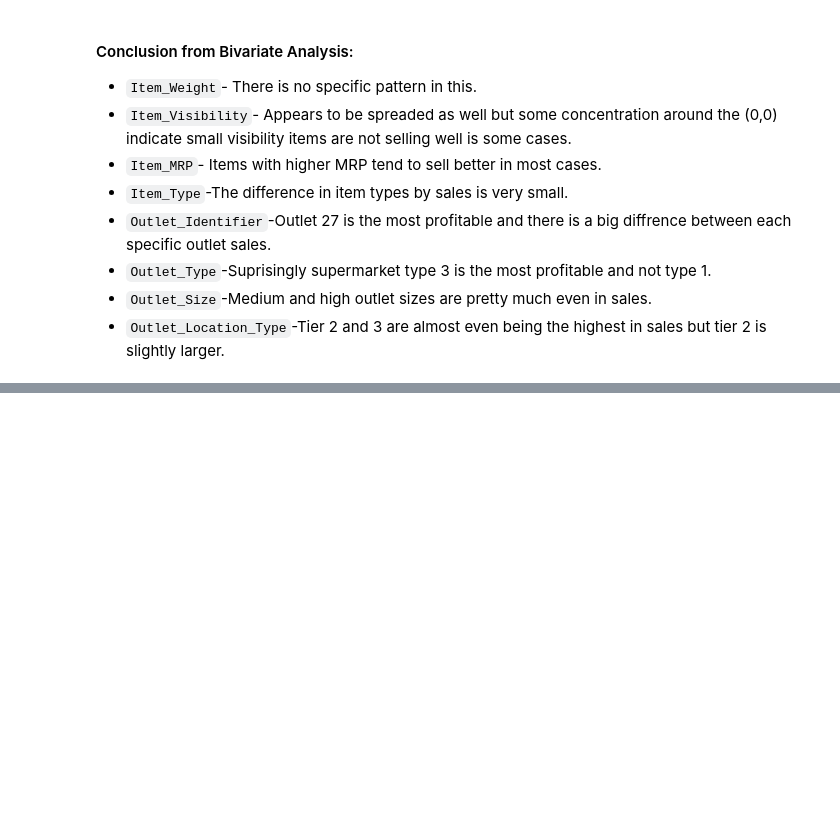
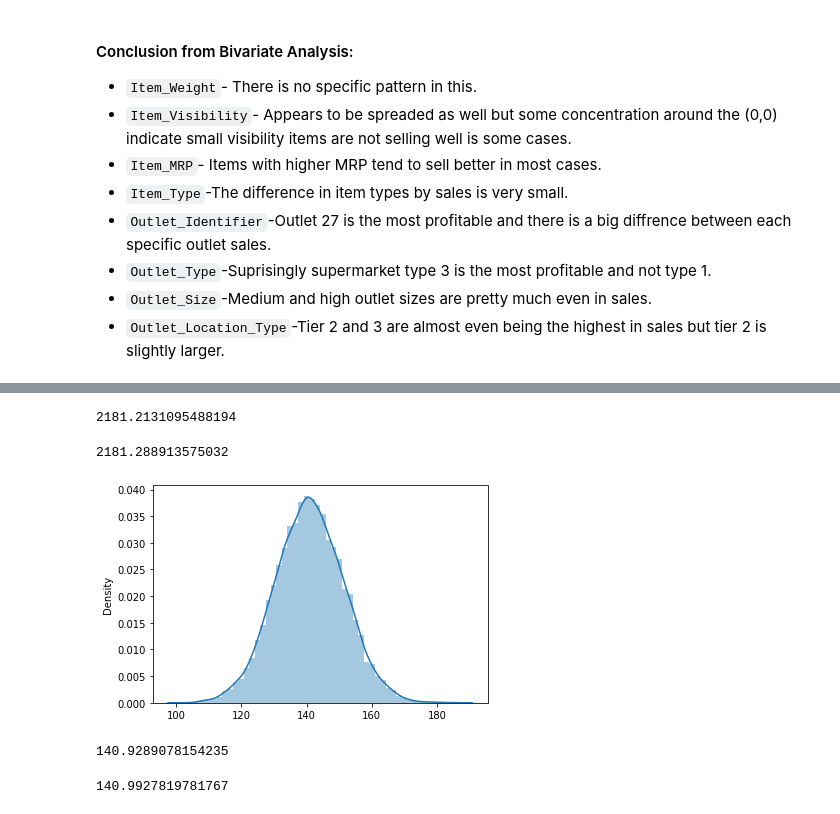
Before and after one commit to RaqeebShaikh12/EDA-BIG-MART-SALES, a Jupyter notebook: EDA_END_TERM_BIG_MART_SALES_(2).ipynb, the cells around one changed output, grey strips where cells are left out. Cells and saved outputs as stored; diff of their text form; code cells hidden in the pictures; blank space fills up the shorter version.

```diff
--- a/EDA_END_TERM_BIG_MART_SALES_(2).ipynb
+++ b/EDA_END_TERM_BIG_MART_SALES_(2).ipynb
@@ -464,0 +351,18 @@ inp0.Item_MRP.value_counts().head(20).mean()
+# %%
+samp_size=35
+# %%
+sample_means= [inp0.Item_Outlet_Sales.sample(samp_size).mean() for i in range(11500)]
+sample_means=pd.Series(sample_means)
+# %%
+sample_means.mean()
+# %% [output]
+2181.2131095488194
+# %%
+inp0.Item_Outlet_Sales.mean()
+# %% [output]
+2181.288913575032
+# %%
+sns.distplot(sample_means)
+plt.show()
+# %% [output]
+[figure, added]
@@ -464,0 +372,8 @@ inp0.Item_MRP.value_counts().head(20).mean()
+# %%
+sample_means.mean()
+# %% [output]
+140.9289078154235
+# %%
+inp0.Item_MRP.mean()
+# %% [output]
+140.9927819781767
```
Also changed, not shown: parts of 35 cells of this notebook.
